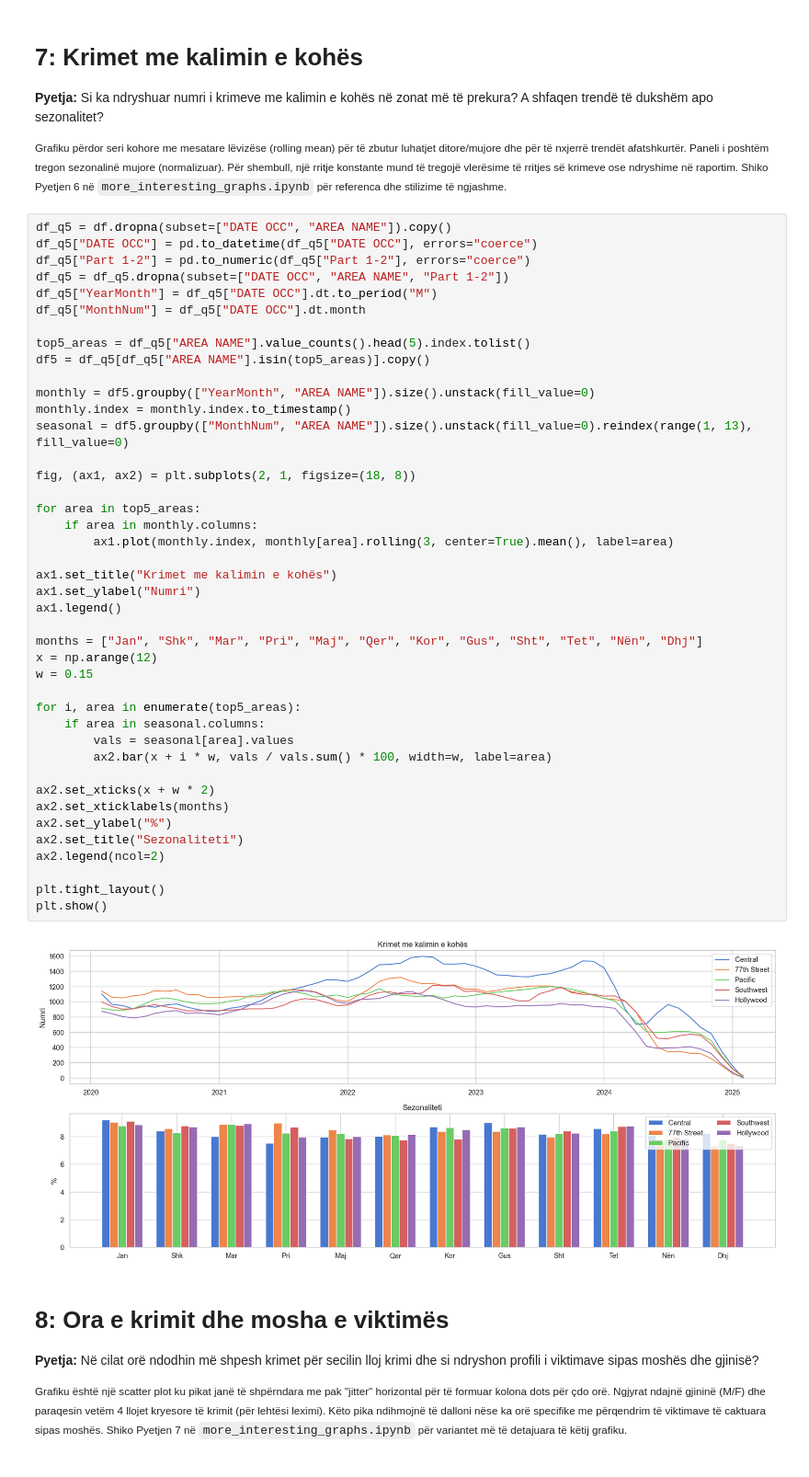
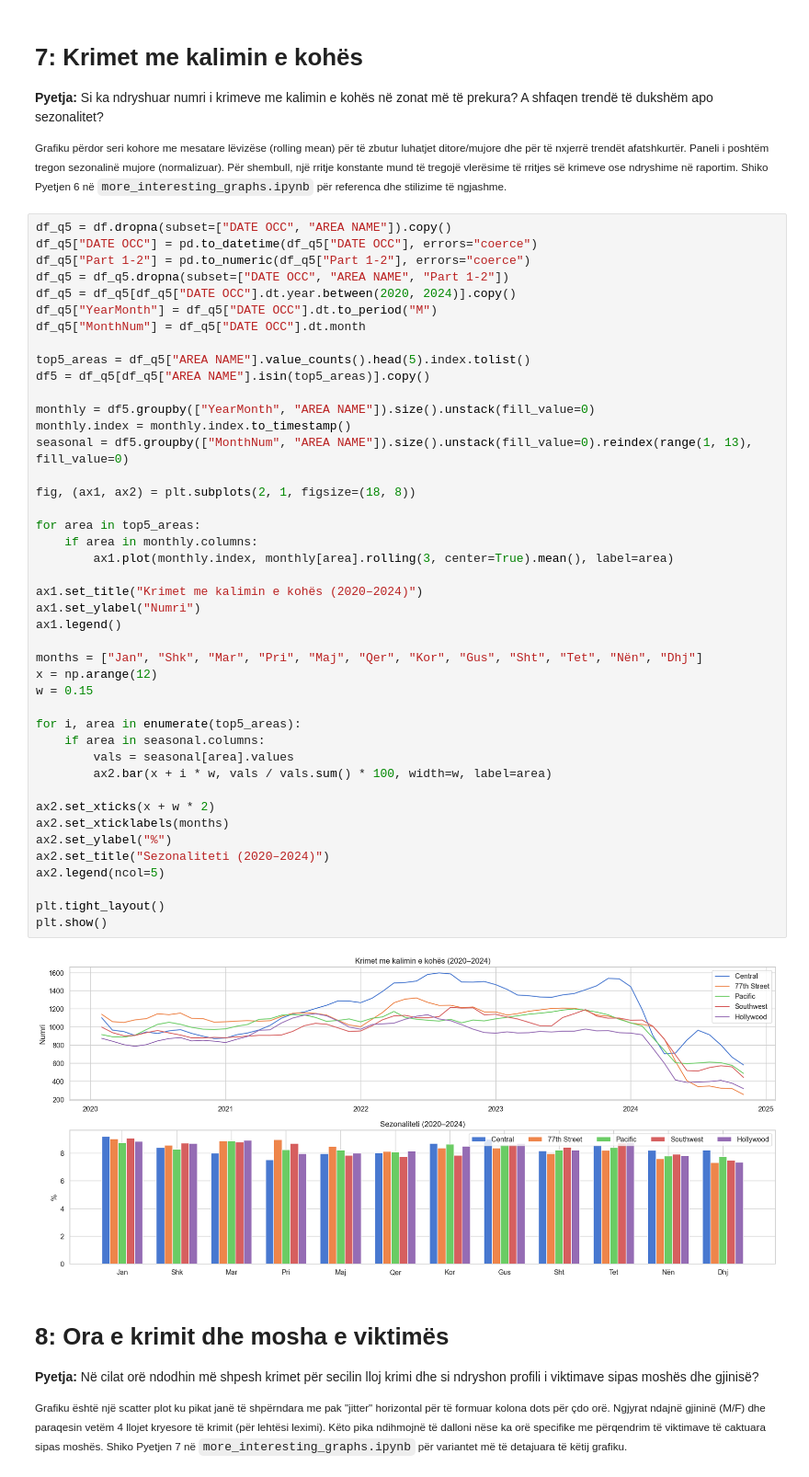
Before and after one commit to kle-di/LAPD-Crime-Analysis, a Jupyter notebook: Crime_analysis.ipynb, the cells around one changed output. Shown at 92% size. Cells and saved outputs as stored; diff of their text form.

```diff
--- a/Crime_analysis.ipynb
+++ b/Crime_analysis.ipynb
@@ -928,6 +858,7 @@ df_q5 = df.dropna(subset=["DATE OCC", "AREA NAME"]).copy()
 df_q5["DATE OCC"] = pd.to_datetime(df_q5["DATE OCC"], errors="coerce")
 df_q5["Part 1-2"] = pd.to_numeric(df_q5["Part 1-2"], errors="coerce")
 df_q5 = df_q5.dropna(subset=["DATE OCC", "AREA NAME", "Part 1-2"])
+df_q5 = df_q5[df_q5["DATE OCC"].dt.year.between(2020, 2024)].copy()
 df_q5["YearMonth"] = df_q5["DATE OCC"].dt.to_period("M")
 df_q5["MonthNum"] = df_q5["DATE OCC"].dt.month
 
@@ -936,37 +867,37 @@ df5 = df_q5[df_q5["AREA NAME"].isin(top5_areas)].copy()
 
 monthly = df5.groupby(["YearMonth", "AREA NAME"]).size().unstack(fill_value=0)
 monthly.index = monthly.index.to_timestamp()
 seasonal = df5.groupby(["MonthNum", "AREA NAME"]).size().unstack(fill_value=0).reindex(range(1, 13), fill_value=0)
 
 fig, (ax1, ax2) = plt.subplots(2, 1, figsize=(18, 8))
 
 for area in top5_areas:
     if area in monthly.columns:
         ax1.plot(monthly.index, monthly[area].rolling(3, center=True).mean(), label=area)
 
-ax1.set_title("Krimet me kalimin e kohës")
+ax1.set_title("Krimet me kalimin e kohës (2020–2024)")
 ax1.set_ylabel("Numri")
 ax1.legend()
 
 months = ["Jan", "Shk", "Mar", "Pri", "Maj", "Qer", "Kor", "Gus", "Sht", "Tet", "Nën", "Dhj"]
 x = np.arange(12)
 w = 0.15
 
 for i, area in enumerate(top5_areas):
     if area in seasonal.columns:
         vals = seasonal[area].values
         ax2.bar(x + i * w, vals / vals.sum() * 100, width=w, label=area)
 
 ax2.set_xticks(x + w * 2)
 ax2.set_xticklabels(months)
 ax2.set_ylabel("%")
-ax2.set_title("Sezonaliteti")
-ax2.legend(ncol=2)
+ax2.set_title("Sezonaliteti (2020–2024)")
+ax2.legend(ncol=5)
 
 plt.tight_layout()
 plt.show()
 # %% [output]
-[figure, old version]
+[figure, new version]
 # %% [markdown]
 # 8: Ora e krimit dhe mosha e viktimës
 
```
Also changed, not shown: parts of 14 cells of this notebook.
